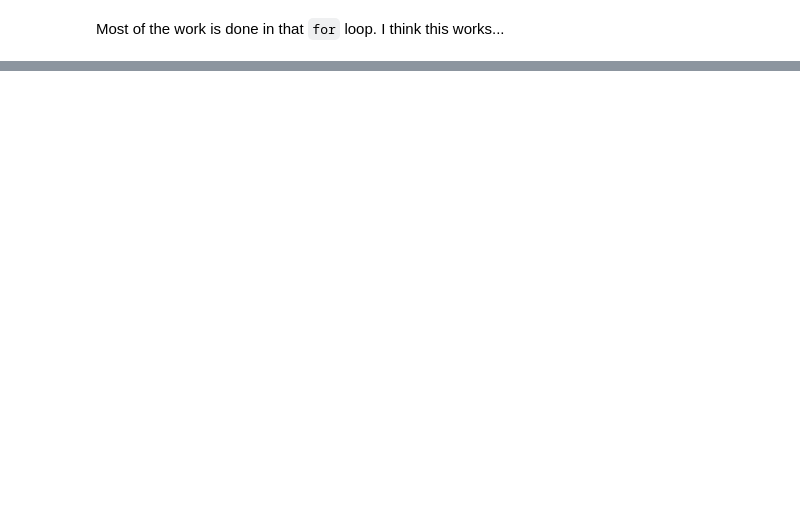
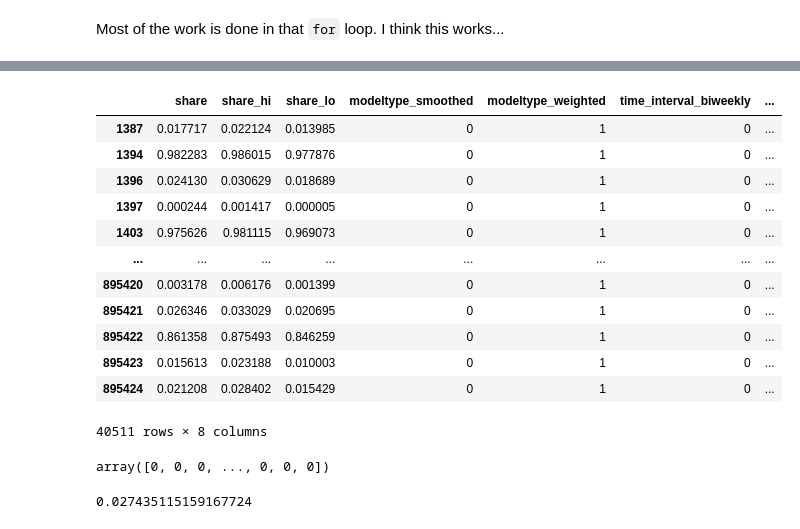
Before and after one commit to nurfnick/SMaRT2023, a Jupyter notebook: Code/StartedCleaningData.ipynb, the cells around one changed output, grey strips where cells are left out. Drawn from its saved outputs; the diff is of its cells as text; code cells hidden in the pictures; blank space fills up the shorter version.

```diff
--- a/Code/StartedCleaningData.ipynb
+++ b/Code/StartedCleaningData.ipynb
@@ -151,0 +295,24 @@ data['Days_Since_min'] = (pa.to_datetime(data['week_ending'])-base_date).dt.days
+# %%
+data
+# %% [output]
+|  | share | share_hi | share_lo | modeltype_smoothed | modeltype_weighted | time_interval_biweekly | ... |
+| 1387 | 0.017717 | 0.022124 | 0.013985 | 0 | 1 | 0 | ... |
+| 1394 | 0.982283 | 0.986015 | 0.977876 | 0 | 1 | 0 | ... |
+| 1396 | 0.024130 | 0.030629 | 0.018689 | 0 | 1 | 0 | ... |
+| 1397 | 0.000244 | 0.001417 | 0.000005 | 0 | 1 | 0 | ... |
+| 1403 | 0.975626 | 0.981115 | 0.969073 | 0 | 1 | 0 | ... |
+| ... | ... | ... | ... | ... | ... | ... | ... |
+| 895420 | 0.003178 | 0.006176 | 0.001399 | 0 | 1 | 0 | ... |
+| 895421 | 0.026346 | 0.033029 | 0.020695 | 0 | 1 | 0 | ... |
+| 895422 | 0.861358 | 0.875493 | 0.846259 | 0 | 1 | 0 | ... |
+| 895423 | 0.015613 | 0.023188 | 0.010003 | 0 | 1 | 0 | ... |
+| 895424 | 0.021208 | 0.028402 | 0.015429 | 0 | 1 | 0 | ... |
+40511 rows × 8 columns
+# %%
+y
+# %% [output]
+array([0, 0, 0, ..., 0, 0, 0])
+# %%
+data.Days_Since_min.corr(variantEmerges)
+# %% [output]
+0.027435115159167724
```
Also changed, not shown: parts of 23 cells of this notebook.
